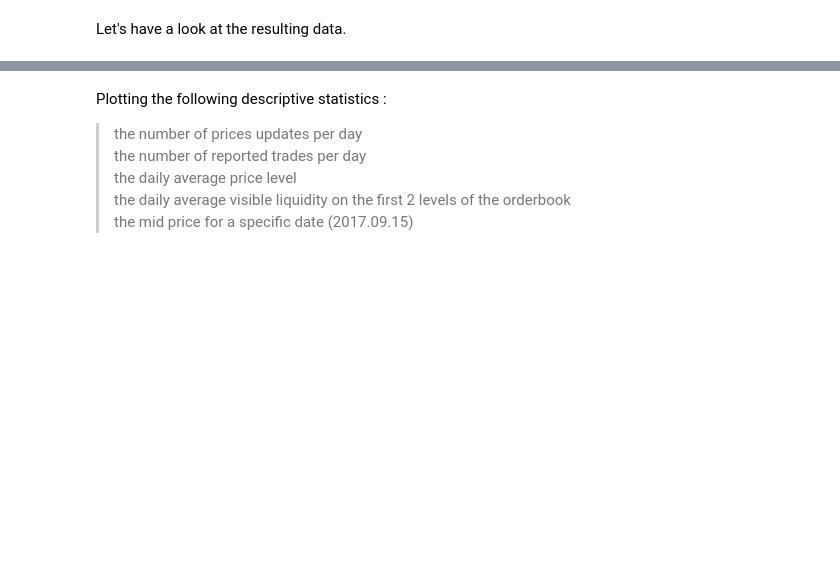
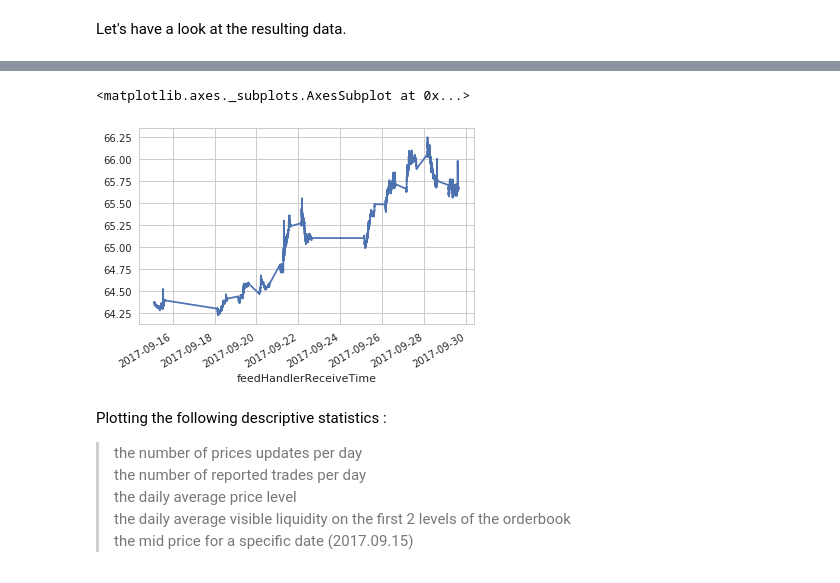
Before and after one commit to okz12/hsbc_hackathon, a Jupyter notebook: Notebook.ipynb, the cells around one changed output, grey strips where cells are left out. Saved outputs shown, nothing was run; the diff lists cells and outputs as text; code cells hidden in the pictures; blank space fills up the shorter version.

```diff
--- a/Notebook.ipynb
+++ b/Notebook.ipynb
@@ -158,3 +181,8 @@ prices[10010:10015]
+# %%
+prices['ask'].plot()
+# %% [output]
+<matplotlib.axes._subplots.AxesSubplot at 0x...>
+[figure, added]
 # %% [markdown]
 Plotting the following descriptive statistics :<br>
 >the number of prices updates per day<br>
```
Also changed, not shown: parts of 23 cells of this notebook, 3 other files.
